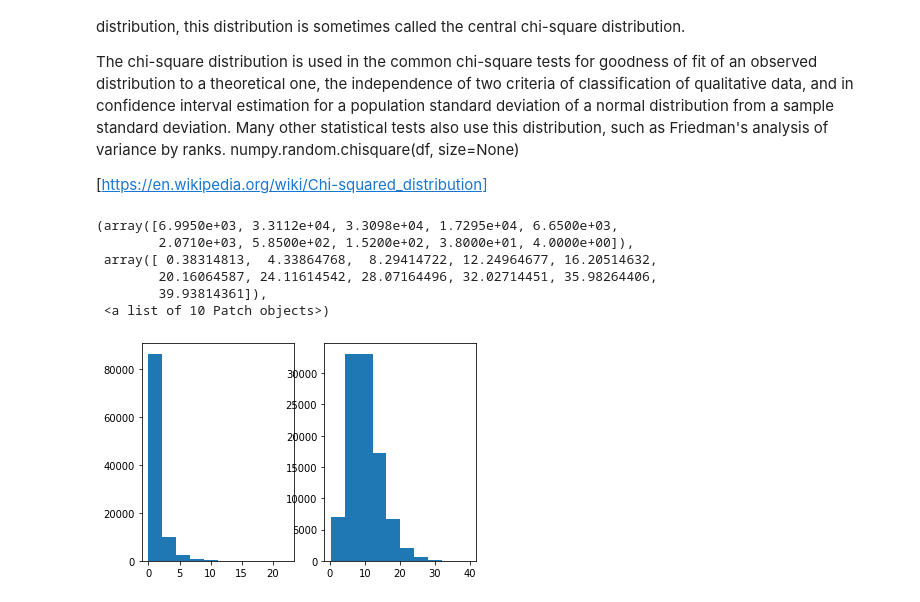
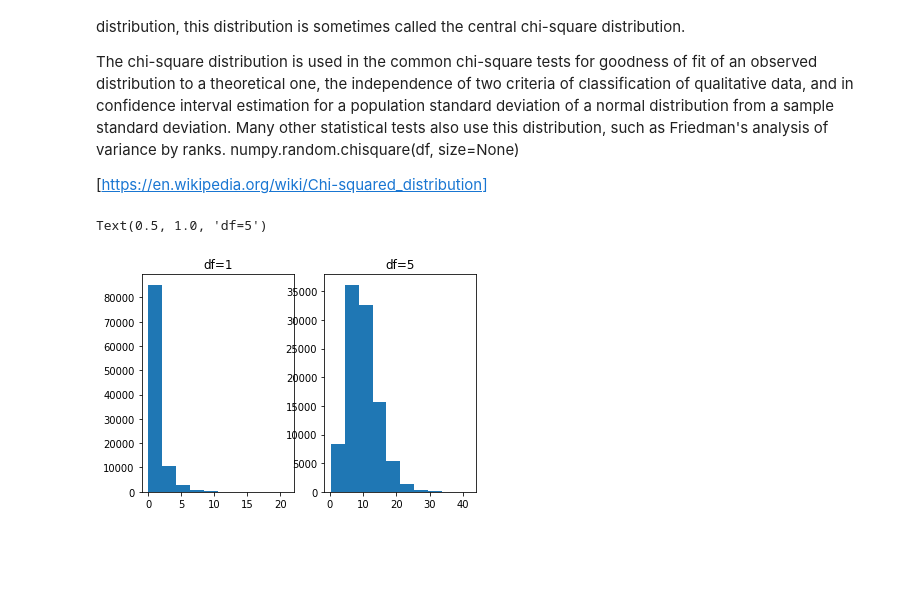
Before and after one commit to Vitalismirnov/ProgDAAssignment, a Jupyter notebook: Assignment.ipynb, the cells around one changed output. Cells and saved outputs as stored; diff of their text form; code cells hidden in the pictures; blank space fills up the shorter version.

```diff
--- a/Assignment.ipynb
+++ b/Assignment.ipynb
@@ -263,15 +263,12 @@ The chi-square distribution is used in the common chi-square tests for goodness
 # %%
 np.random.chisquare(5)
 np.random.chisquare(5, 10)
 plt.subplot(121)
 plt.hist(np.random.chisquare(1, 100000))
+plt.title("df=1")
 plt.subplot(122)
 plt.hist(np.random.chisquare(10, 100000))
+plt.title("df=5")
 # %% [output]
-(array([6.9950e+03, 3.3112e+04, 3.3098e+04, 1.7295e+04, 6.6500e+03,
-        2.0710e+03, 5.8500e+02, 1.5200e+02, 3.8000e+01, 4.0000e+00]),
- array([ 0.38314813,  4.33864768,  8.29414722, 12.24964677, 16.20514632,
-        20.16064587, 24.11614542, 28.07164496, 32.02714451, 35.98264406,
-        39.93814361]),
- <a list of 10 Patch objects>)
+Text(0.5, 1.0, 'df=5')
-[figure, old version]
+[figure, new version]
```
Also changed, not shown: parts of 4 cells of this notebook.
